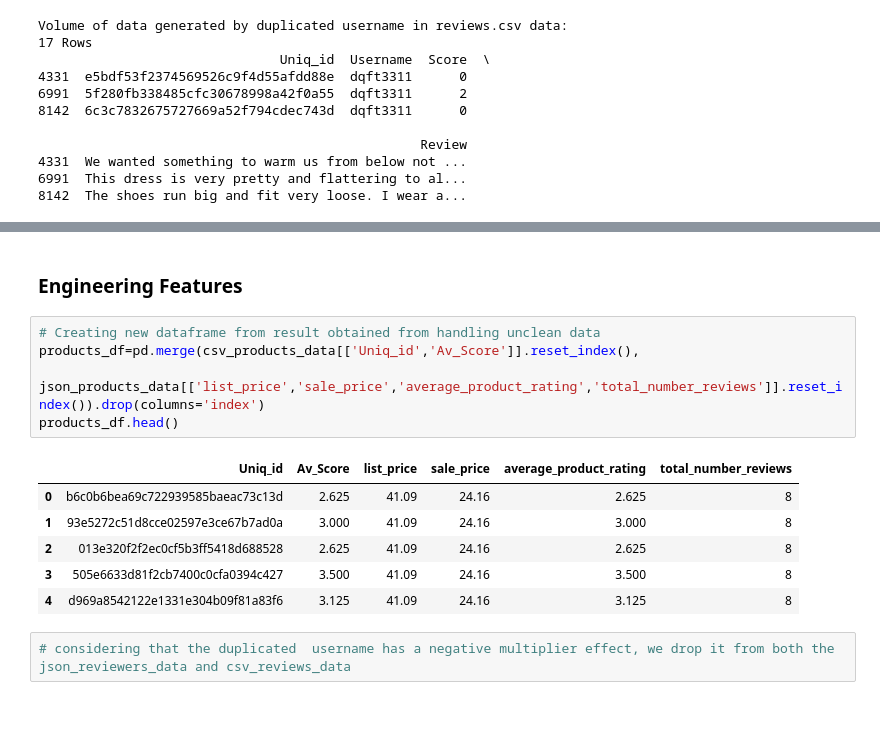
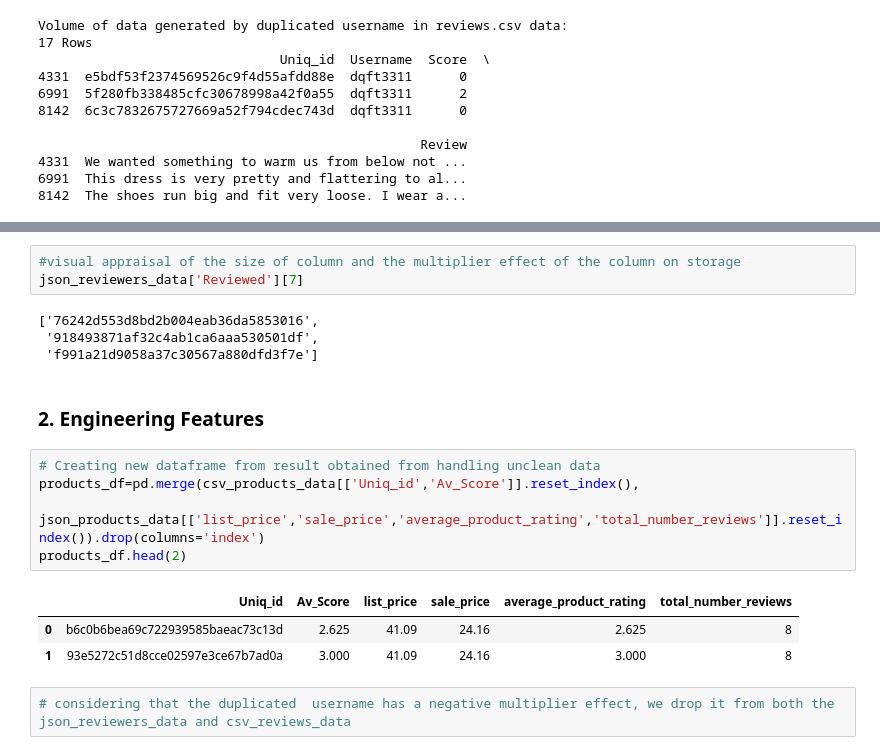
Before and after one commit to achile-design/uos, a Jupyter notebook: 3539186_BD2.ipynb, the cells around one changed output, grey strips where cells are left out. Drawn from its saved outputs; the diff is of its cells as text; blank space fills up the shorter version.

```diff
--- a/3539186_BD2.ipynb
+++ b/3539186_BD2.ipynb
@@ -283,17 +293,21 @@ Volume of data generated by duplicated username in reviews.csv data:
+# %%
+#visual appraisal of the size of column and the multiplier effect of the column on storage
+json_reviewers_data['Reviewed'][7]
+# %% [output]
+['76242d553d8bd2b004eab36da5853016',
+ '918493871af32c4ab1ca6aaa530501df',
+ 'f991a21d9058a37c30567a880dfd3f7e']
 # %% [markdown]
-### Engineering Features
+### 2. Engineering Features
 # %%
 # Creating new dataframe from result obtained from handling unclean data
 products_df=pd.merge(csv_products_data[['Uniq_id','Av_Score']].reset_index(),
          json_products_data[['list_price','sale_price','average_product_rating','total_number_reviews']].reset_index()).drop(columns='index')
-products_df.head()
+products_df.head(2)
 # %% [output]
 |  | Uniq_id | Av_Score | list_price | sale_price | average_product_rating | total_number_reviews |
 | 0 | b6c0b6bea69c722939585baeac73c13d | 2.625 | 41.09 | 24.16 | 2.625 | 8 |
 | 1 | 93e5272c51d8cce02597e3ce67b7ad0a | 3.000 | 41.09 | 24.16 | 3.000 | 8 |
-| 2 | 013e320f2f2ec0cf5b3ff5418d688528 | 2.625 | 41.09 | 24.16 | 2.625 | 8 |
-| 3 | 505e6633d81f2cb7400c0cfa0394c427 | 3.500 | 41.09 | 24.16 | 3.500 | 8 |
-| 4 | d969a8542122e1331e304b09f81a83f6 | 3.125 | 41.09 | 24.16 | 3.125 | 8 |
 # %%
 # considering that the duplicated  username has a negative multiplier effect, we drop it from both the json_reviewers_data and csv_reviews_data
 # %%
```
Also changed, not shown: parts of 81 cells of this notebook, 1 other file.
